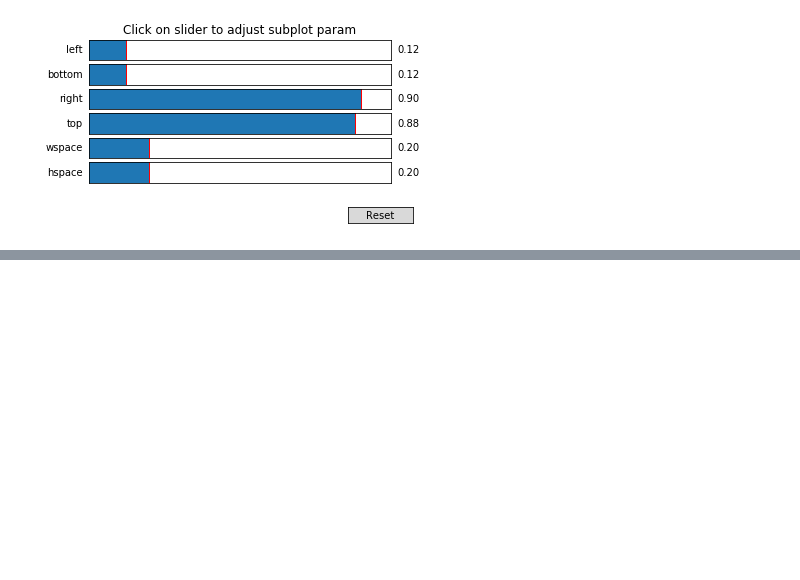
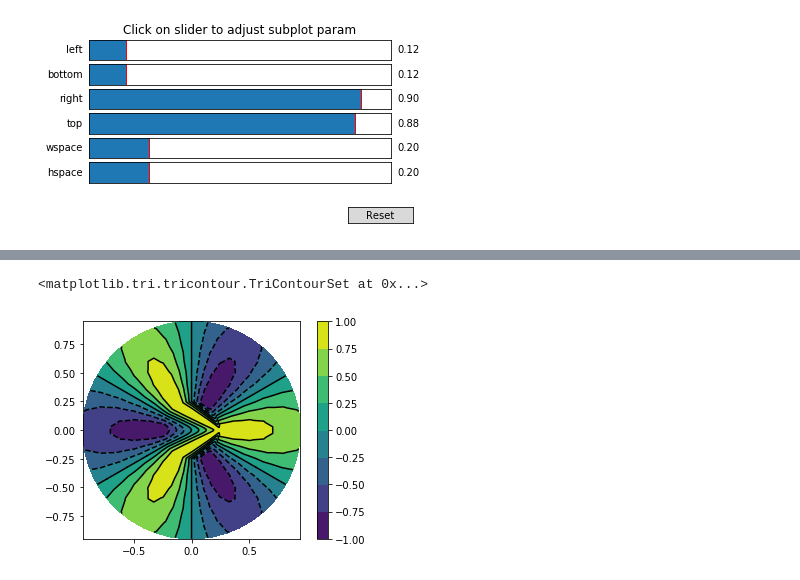
Before and after one commit to soudegesu/pyplot-test, a Jupyter notebook: samples/additional_information.ipynb, the cells around one changed output, grey strips where cells are left out. Drawn from its saved outputs; the diff is of its cells as text; code cells hidden in the pictures; blank space fills up the shorter version.

```diff
--- a/samples/additional_information.ipynb
+++ b/samples/additional_information.ipynb
@@ -231,0 +250,27 @@ plt.show()
+# %%
+import matplotlib.pyplot as plt
+import matplotlib.tri as tri
+import numpy as np
+
+n_angles = 48
+n_radii = 8
+min_radius = 0.25
+radii = np.linspace(min_radius, 0.95, n_radii)
+
+angles = np.linspace(0, 2 * np.pi, n_angles, endpoint=False)
+angles = np.repeat(angles[..., np.newaxis], n_radii, axis=1)
+angles[:, 1::2] += np.pi / n_angles
+
+x = (radii * np.cos(angles)).flatten()
+y = (radii * np.sin(angles)).flatten()
+z = (np.cos(radii) * np.cos(3 * angles)).flatten()
+
+triang = tri.Triangulation(x, y)
+
+plt.gca().set_aspect('equal')
+plt.tricontourf(triang, z)
+plt.colorbar()
+plt.tricontour(triang, z, colors='k')
+# %% [output]
+<matplotlib.tri.tricontour.TriContourSet at 0x...>
+[figure, added]
```
Also changed, not shown: parts of 2 cells of this notebook, 1 other file.
